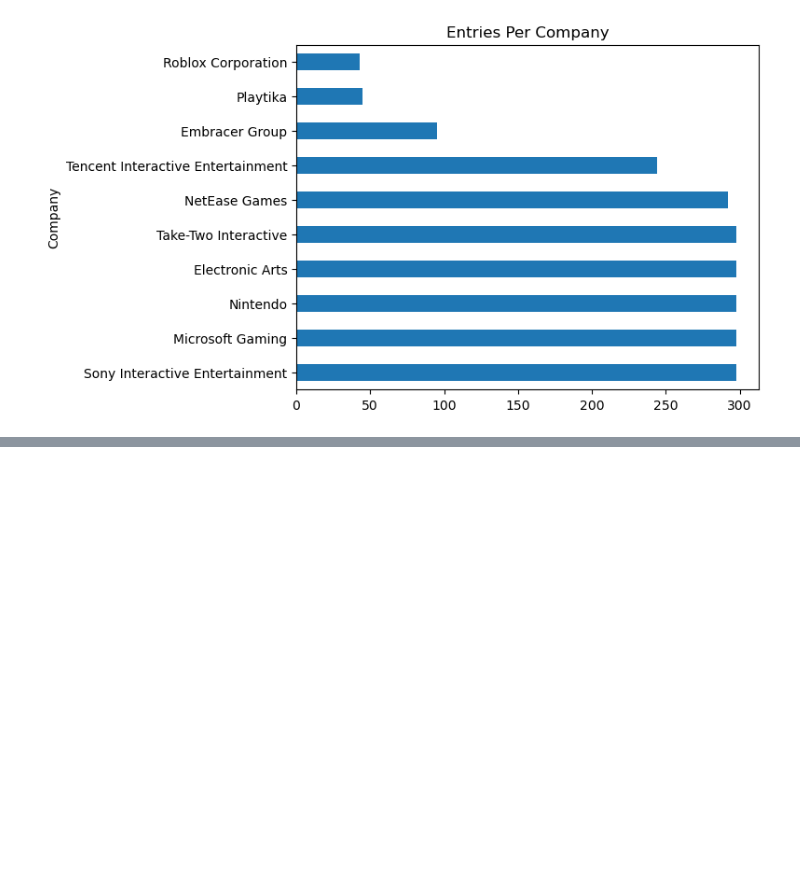
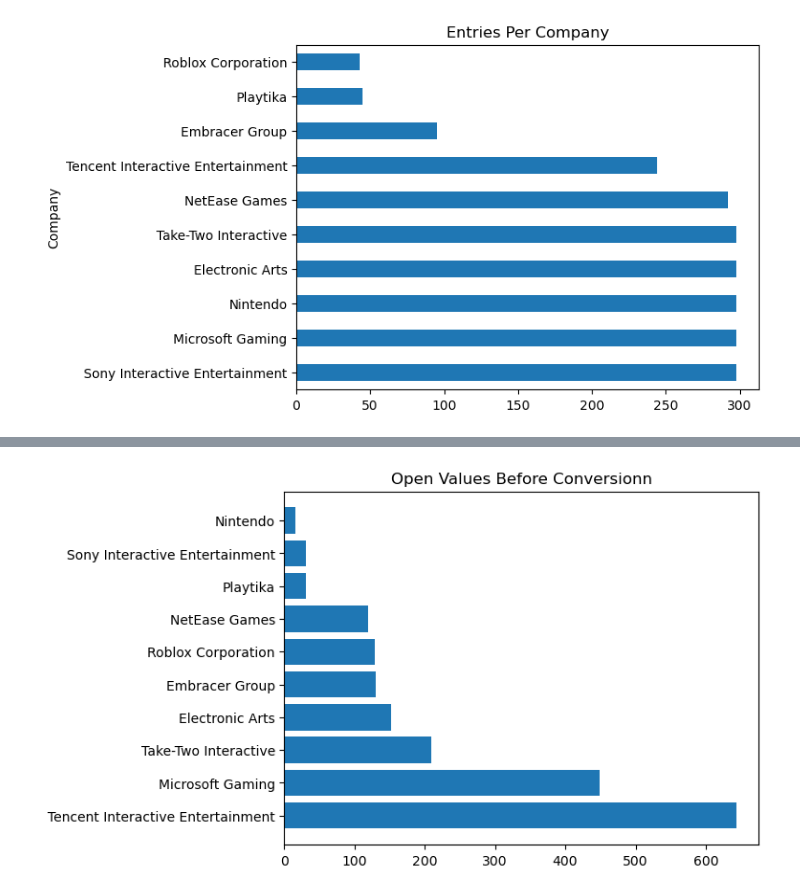
Before and after one commit to Djohnson1313/gaming_company_stocks_analysis, a Jupyter notebook: gaming_stocks_analysis.ipynb, the cells around one changed output, grey strips where cells are left out. Drawn from its saved outputs; the diff is of its cells as text; code cells hidden in the pictures; blank space fills up the shorter version.

Commit message:
plots

```diff
--- a/gaming_stocks_analysis.ipynb
+++ b/gaming_stocks_analysis.ipynb
@@ -202,0 +186,10 @@ df[df['Currency'] == 'JPY']
+# %%
+fig, ax = plt.subplots()
+df_sorted = df.sort_values(by = 'Open', ascending = False)
+x = df_sorted['Company']
+y = df_sorted['Open']
+ax.barh(x, y)
+ax.set_title('Open Values Before Conversionn')
+plt.show();
+# %% [output]
+[figure, added]
```
Also changed, not shown: parts of 11 cells of this notebook.
